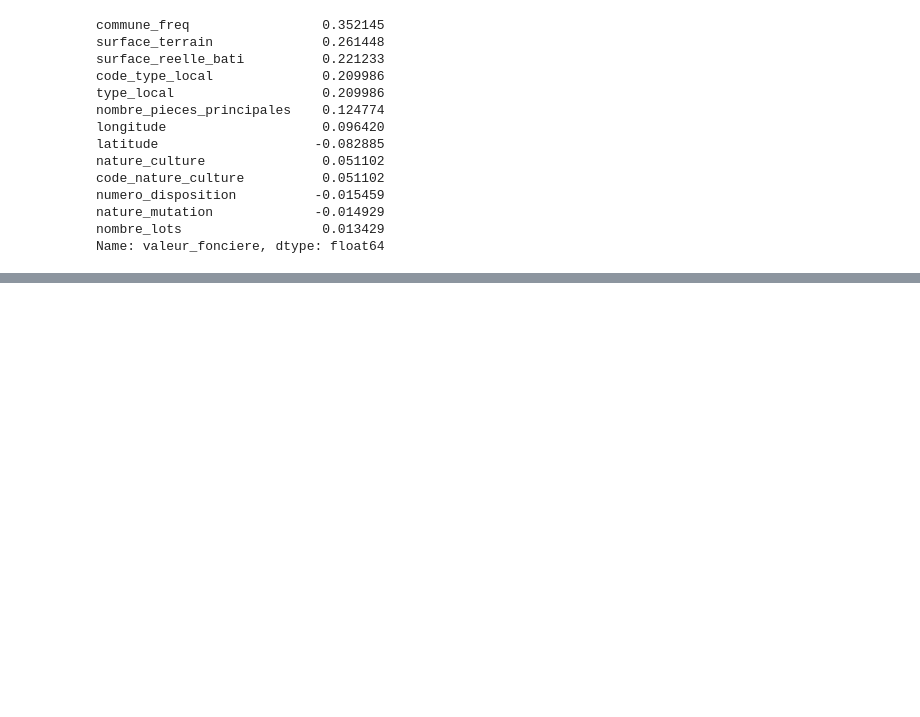
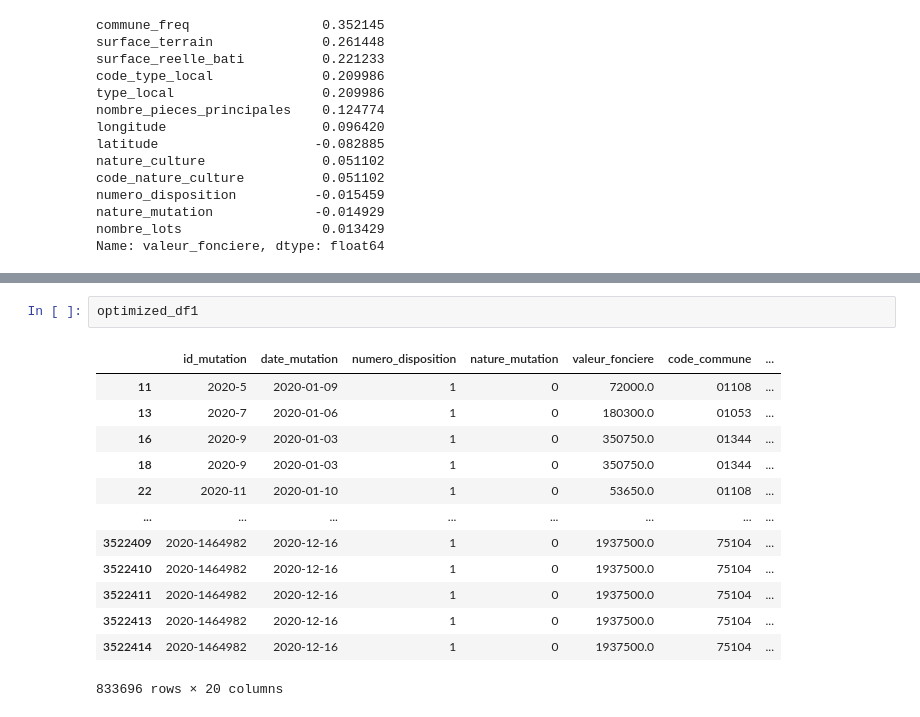
Before and after one commit to standemdem/compagnon-immobilier, a Jupyter notebook: notebooks/04_prediction_full_2020.ipynb, the cells around one changed output, grey strips where cells are left out. Saved outputs shown, nothing was run; the diff lists cells and outputs as text; blank space fills up the shorter version.

```diff
--- a/notebooks/04_prediction_full_2020.ipynb
+++ b/notebooks/04_prediction_full_2020.ipynb
@@ -224,0 +265,16 @@ NameError: name 'correlation_matrix' is not defined
+# %%
+optimized_df1
+# %% [output]
+|  | id_mutation | date_mutation | numero_disposition | nature_mutation | valeur_fonciere | code_commune | ... |
+| 11 | 2020-5 | 2020-01-09 | 1 | 0 | 72000.0 | 01108 | ... |
+| 13 | 2020-7 | 2020-01-06 | 1 | 0 | 180300.0 | 01053 | ... |
+| 16 | 2020-9 | 2020-01-03 | 1 | 0 | 350750.0 | 01344 | ... |
+| 18 | 2020-9 | 2020-01-03 | 1 | 0 | 350750.0 | 01344 | ... |
+| 22 | 2020-11 | 2020-01-10 | 1 | 0 | 53650.0 | 01108 | ... |
+| ... | ... | ... | ... | ... | ... | ... | ... |
+| 3522409 | 2020-1464982 | 2020-12-16 | 1 | 0 | 1937500.0 | 75104 | ... |
+| 3522410 | 2020-1464982 | 2020-12-16 | 1 | 0 | 1937500.0 | 75104 | ... |
+| 3522411 | 2020-1464982 | 2020-12-16 | 1 | 0 | 1937500.0 | 75104 | ... |
+| 3522413 | 2020-1464982 | 2020-12-16 | 1 | 0 | 1937500.0 | 75104 | ... |
+| 3522414 | 2020-1464982 | 2020-12-16 | 1 | 0 | 1937500.0 | 75104 | ... |
+833696 rows × 20 columns
```
Also changed, not shown: parts of 3 cells of this notebook.
